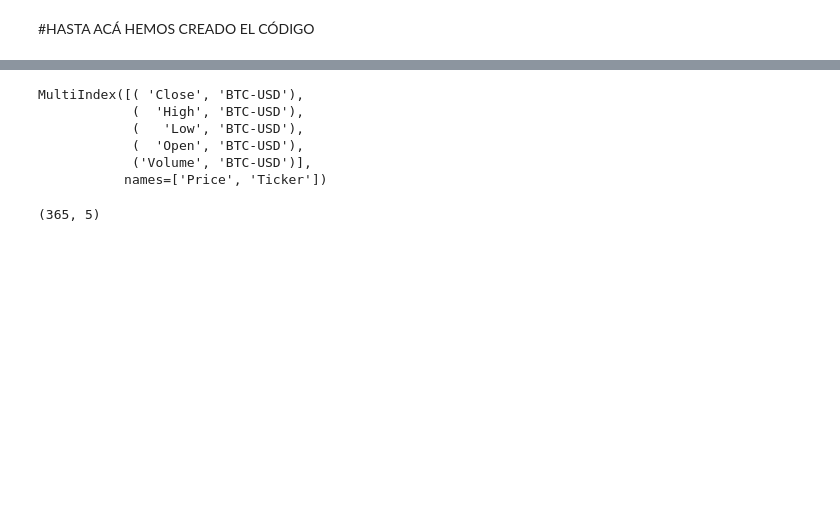
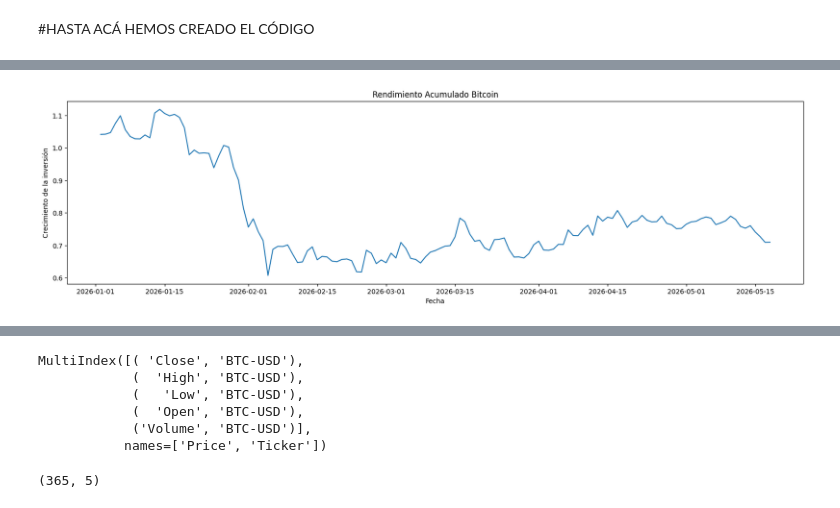
Before and after one commit to fraygoezdavid/Lenguajes_de_programacion, a Jupyter notebook: Proyecto_Cripto_Entregable.ipynb, the cells around one changed output, grey strips where cells are left out. Cells and saved outputs as stored; diff of their text form; code cells hidden in the pictures; blank space fills up the shorter version.

```diff
--- a/Proyecto_Cripto_Entregable.ipynb
+++ b/Proyecto_Cripto_Entregable.ipynb
@@ -152,0 +221,4 @@ plt.show()
+# %%
+btc['Rendimiento'] = btc['Close'].pct_change()
+
+btc[['Close', 'Rendimiento']].head()
@@ -178,0 +260,5 @@ btc.describe()
+# %%
+btc['Rendimiento_Acumulado'] = (1 + btc['Rendimiento']).cumprod()
+
+# MOSTRAR RESULTADOS
+btc[['Rendimiento', 'Rendimiento_Acumulado']].head()
@@ -178,0 +274,15 @@ btc.describe()
+# %%
+plt.figure(figsize=(20,5))
+
+plt.plot(
+    btc.index,
+    btc['Rendimiento_Acumulado']
+)
+
+plt.title("Rendimiento Acumulado Bitcoin")
+plt.xlabel("Fecha")
+plt.ylabel("Crecimiento de la inversión")
+
+plt.show()
+# %% [output]
+[figure, added]
```
Also changed, not shown: parts of 26 cells of this notebook.
